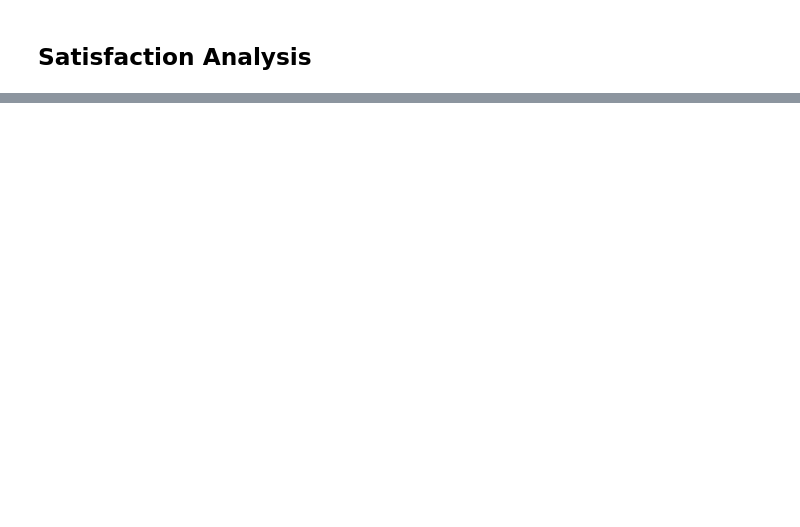
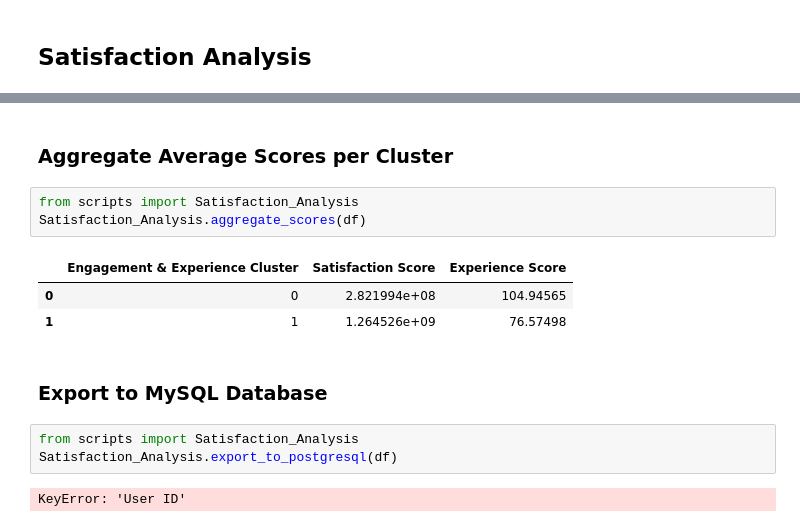
Before and after one commit to KingBetse/Kifiya-AIM-W2, a Jupyter notebook: notebooks/User Analysis .ipynb, the cells around one changed output, grey strips where cells are left out. Cells and saved outputs as stored; diff of their text form; blank space fills up the shorter version.

```diff
--- a/notebooks/User Analysis .ipynb
+++ b/notebooks/User Analysis .ipynb
@@ -741,0 +822,16 @@ AttributeError: 'tuple' object has no attribute 'mean'
+# %% [markdown]
+### Aggregate Average Scores per Cluster
+# %%
+from scripts import Satisfaction_Analysis
+Satisfaction_Analysis.aggregate_scores(df)
+# %% [output]
+|  | Engagement & Experience Cluster | Satisfaction Score | Experience Score |
+| 0 | 0 | 2.821994e+08 | 104.94565 |
+| 1 | 1 | 1.264526e+09 | 76.57498 |
+# %% [markdown]
+### Export to MySQL Database
+# %%
+from scripts import Satisfaction_Analysis
+Satisfaction_Analysis.export_to_postgresql(df)
+# %% [output]
+KeyError: 'User ID'
```
Also changed, not shown: parts of 16 cells of this notebook, 4 other files.
